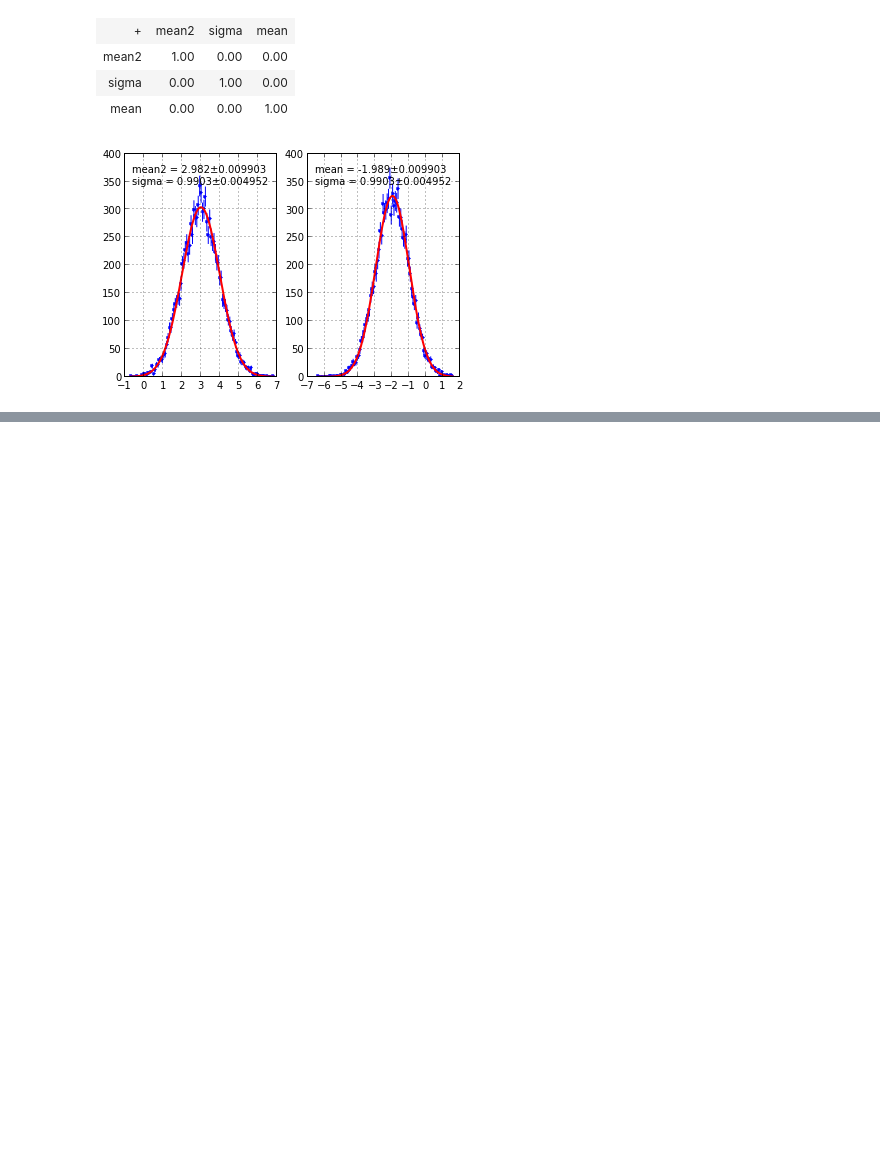
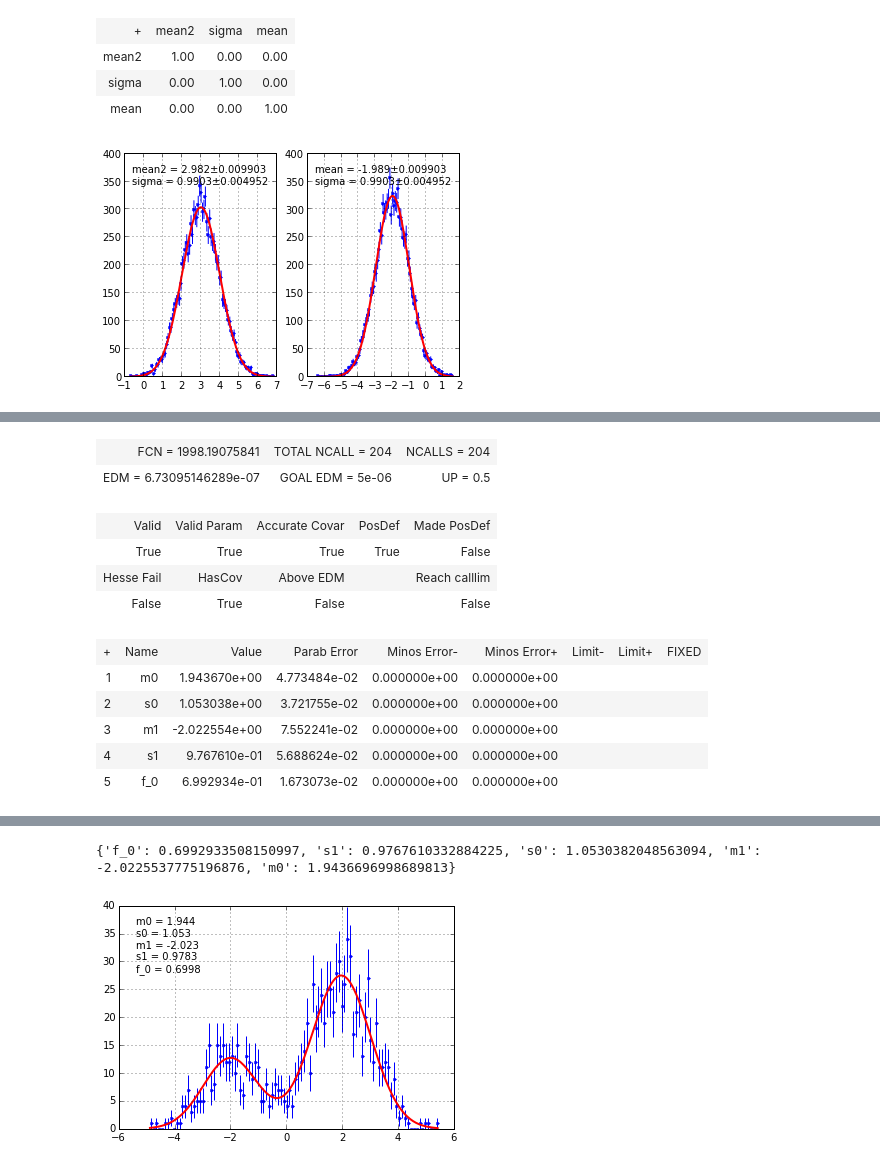
Before and after one commit to scikit-hep/probfit, a Jupyter notebook: tutorial/tutorial.ipynb, the cells around one changed output, grey strips where cells are left out. Cells and saved outputs as stored; diff of their text form; code cells hidden in the pictures; blank space fills up the shorter version.

```diff
--- a/tutorial/tutorial.ipynb
+++ b/tutorial/tutorial.ipynb
@@ -779,0 +852,8 @@ simultaneous_likelihood.draw(minuit);
+# %%
+# Blind more than one parameter. They will be shifted by the same amount
+uh3= UnbinnedLH( BlindFunc(pdf, ['m0','m1'], seedstring='some_random_stuff', width=0.5, signflip=False), toydata)
+m3= Minuit(uh3, print_level=1, **inipars)
+m3.migrad();
+uh3.draw();
+print m3.values
+# %% [output]
@@ -779,0 +861,12 @@ simultaneous_likelihood.draw(minuit);
+| FCN = 1998.19075841 | TOTAL NCALL = 204 | NCALLS = 204 |
+| EDM = 6.73095146289e-07 | GOAL EDM = 5e-06 | UP = 0.5 |
+| Valid | Valid Param | Accurate Covar | PosDef | Made PosDef |
+| True | True | True | True | False |
+| Hesse Fail | HasCov | Above EDM |  | Reach calllim |
+| False | True | False |  | False |
+| + | Name | Value | Parab Error | Minos Error- | Minos Error+ | Limit- | Limit+ | FIXED |
+| 1 | m0 | 1.943670e+00 | 4.773484e-02 | 0.000000e+00 | 0.000000e+00 |  |  |  |
+| 2 | s0 | 1.053038e+00 | 3.721755e-02 | 0.000000e+00 | 0.000000e+00 |  |  |  |
+| 3 | m1 | -2.022554e+00 | 7.552241e-02 | 0.000000e+00 | 0.000000e+00 |  |  |  |
+| 4 | s1 | 9.767610e-01 | 5.688624e-02 | 0.000000e+00 | 0.000000e+00 |  |  |  |
+| 5 | f_0 | 6.992934e-01 | 1.673073e-02 | 0.000000e+00 | 0.000000e+00 |  |  |  |
@@ -779,0 +874,2 @@ simultaneous_likelihood.draw(minuit);
+{'f_0': 0.6992933508150997, 's1': 0.9767610332884225, 's0': 1.0530382048563094, 'm1': -2.0225537775196876, 'm0': 1.9436696998689813}
+[figure, added]
```
Also changed, not shown: parts of 10 cells of this notebook, 9 other files.
